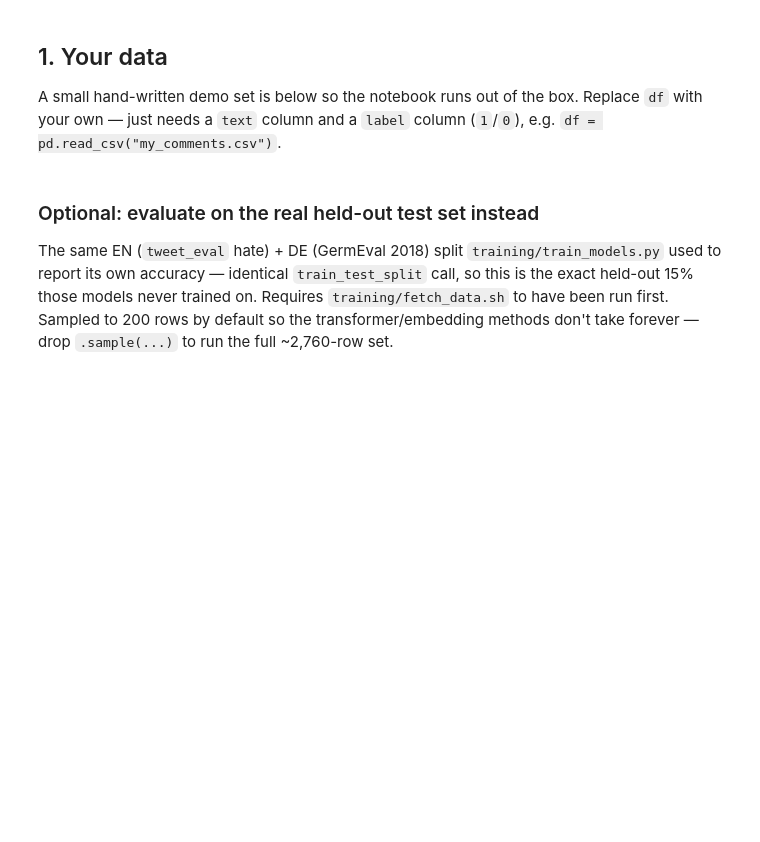
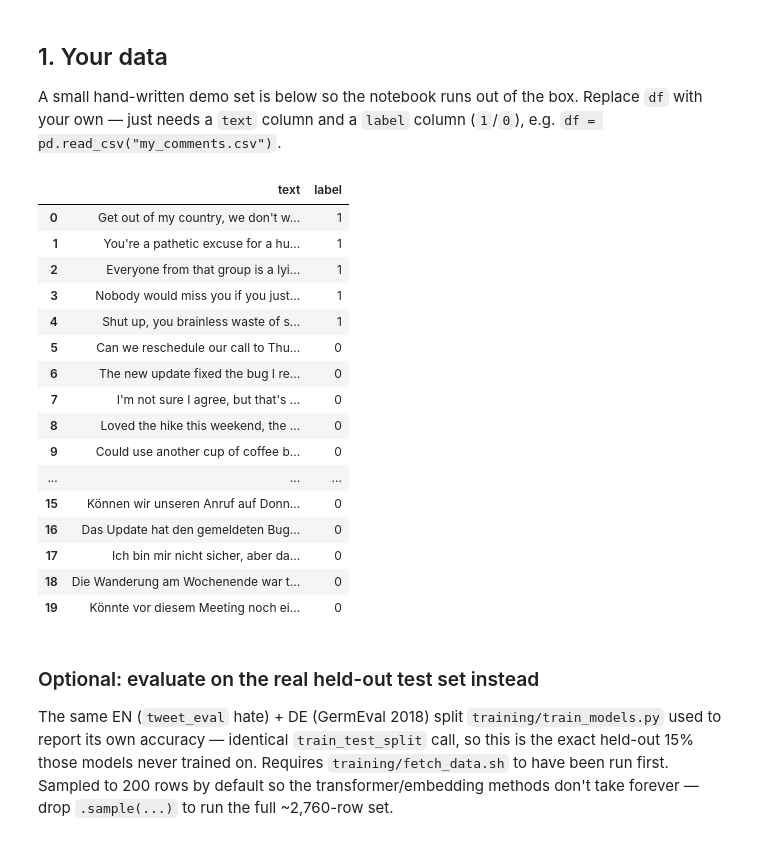
Before and after one commit to mihaicata/hatespeech, a Jupyter notebook: evaluate_methods.ipynb, the cells around one changed output. Saved outputs shown, nothing was run; the diff lists cells and outputs as text; code cells hidden in the pictures; blank space fills up the shorter version.

```diff
--- a/evaluate_methods.ipynb
+++ b/evaluate_methods.ipynb
@@ -35,32 +37,52 @@ Replace `df` with your own — just needs a `text` column and a `label` column
 # %%
 demo_rows = [
     # English — hateful
     ("Get out of my country, we don't want your kind here.", 1),
     ("You're a pathetic excuse for a human being.", 1),
     ("Everyone from that group is a lying, thieving animal.", 1),
     ("Nobody would miss you if you just vanished.", 1),
     ("Shut up, you brainless waste of space.", 1),
     # English — not hateful
     ("Can we reschedule our call to Thursday afternoon?", 0),
     ("The new update fixed the bug I reported, thanks team.", 0),
     ("I'm not sure I agree, but that's a fair point.", 0),
     ("Loved the hike this weekend, the views were incredible.", 0),
     ("Could use another cup of coffee before this meeting.", 0),
     # German — hateful
     ("Verschwinde aus unserem Land, hier will dich keiner.", 1),
     ("Du bist eine erbärmliche Entschuldigung von einem Menschen.", 1),
     ("Alle aus dieser Gruppe sind lügnerische Diebe.", 1),
     ("Es würde dich niemand vermissen, wenn du einfach verschwindest.", 1),
     ("Halt die Klappe, du hirnlose Verschwendung von Platz.", 1),
     # German — not hateful
     ("Können wir unseren Anruf auf Donnerstagnachmittag verschieben?", 0),
     ("Das Update hat den gemeldeten Bug behoben, danke Team.", 0),
     ("Ich bin mir nicht sicher, aber das ist ein fairer Punkt.", 0),
     ("Die Wanderung am Wochenende war toll, tolle Aussicht.", 0),
     ("Könnte vor diesem Meeting noch einen Kaffee gebrauchen.", 0),
 ]
 df = pd.DataFrame(demo_rows, columns=["text", "label"])
+DATASET_LABEL = "the built-in demo set"
+hate_qualified_mask = None  # only the hateblocker dataset below has this subset
 df
+# %% [output]
+|  | text | label |
+| 0 | Get out of my country, we don't w... | 1 |
+| 1 | You're a pathetic excuse for a hu... | 1 |
+| 2 | Everyone from that group is a lyi... | 1 |
+| 3 | Nobody would miss you if you just... | 1 |
+| 4 | Shut up, you brainless waste of s... | 1 |
+| 5 | Can we reschedule our call to Thu... | 0 |
+| 6 | The new update fixed the bug I re... | 0 |
+| 7 | I'm not sure I agree, but that's ... | 0 |
+| 8 | Loved the hike this weekend, the ... | 0 |
+| 9 | Could use another cup of coffee b... | 0 |
+| ... | ... | ... |
+| 15 | Können wir unseren Anruf auf Donn... | 0 |
+| 16 | Das Update hat den gemeldeten Bug... | 0 |
+| 17 | Ich bin mir nicht sicher, aber da... | 0 |
+| 18 | Die Wanderung am Wochenende war t... | 0 |
+| 19 | Könnte vor diesem Meeting noch ei... | 0 |
 # %% [markdown]
 ### Optional: evaluate on the real held-out test set instead
 
```
Also changed, not shown: parts of 12 cells of this notebook, 6 other files.
